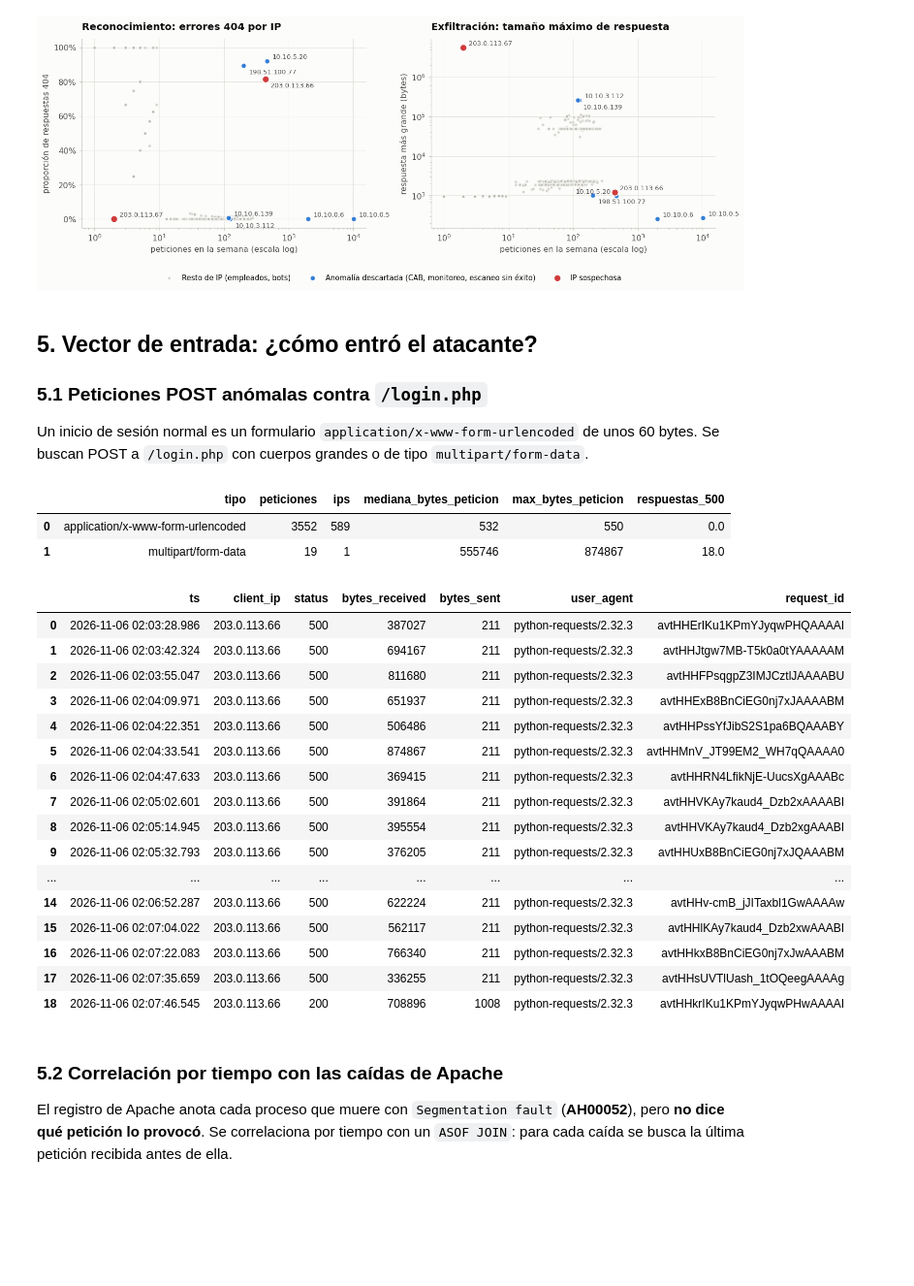
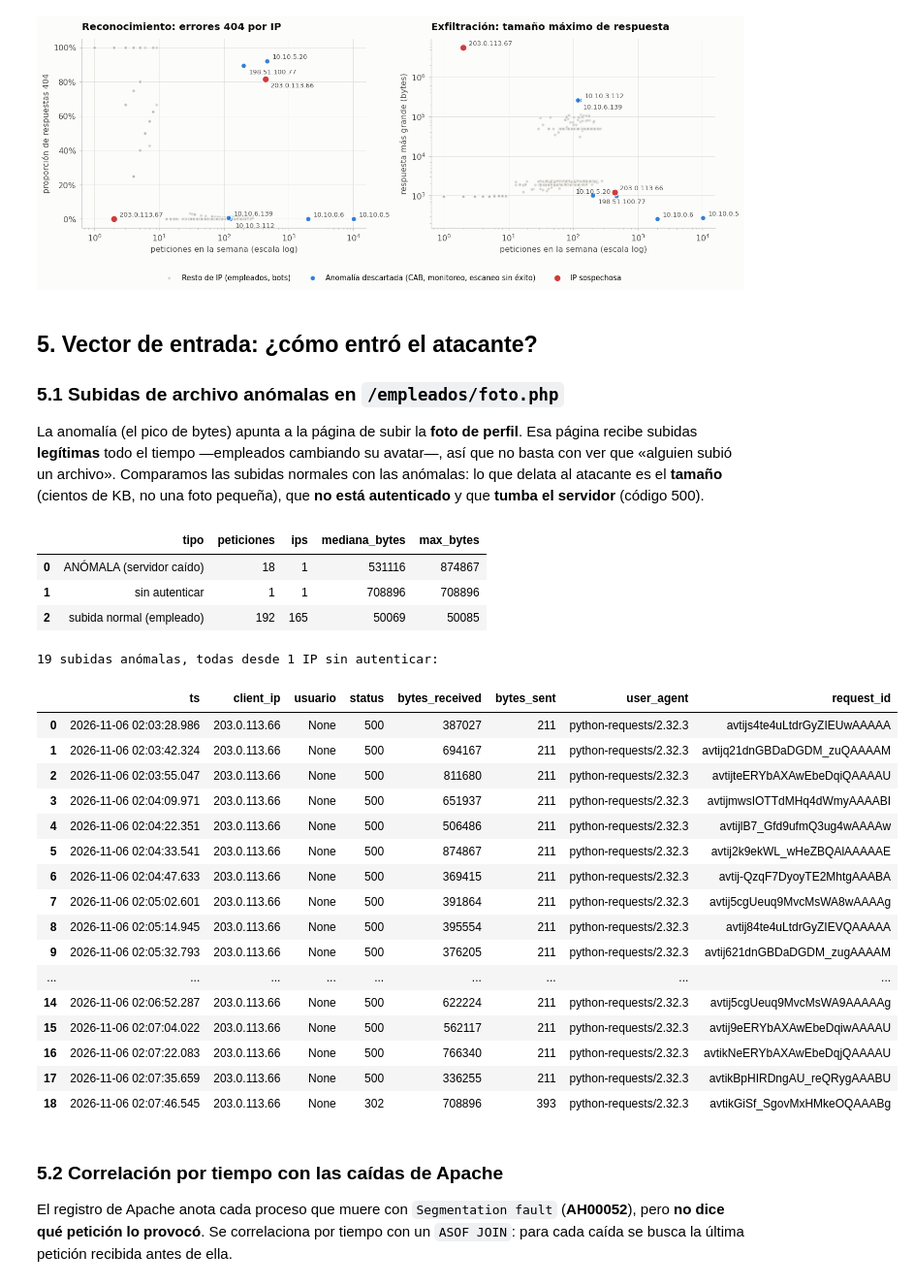
Before and after one commit to JohanYP/techcorp-forense-lab, a Jupyter notebook: analisis/notebooks/analisis_forense.ipynb, the cells around one changed output. Shown at 97% size. Drawn from its saved outputs; the diff is of its cells as text; code cells hidden in the pictures; blank space fills up the shorter version.

```diff
--- a/analisis/notebooks/analisis_forense.ipynb
+++ b/analisis/notebooks/analisis_forense.ipynb
@@ -600,45 +600,52 @@ guardar(fig, 'fig03_ips_anomalas')
 # %% [markdown]
 ## 5. Vector de entrada: ¿cómo entró el atacante?
 
-### 5.1 Peticiones POST anómalas contra `/login.php`
+### 5.1 Subidas de archivo anómalas en `/empleados/foto.php`
 
-Un inicio de sesión normal es un formulario `application/x-www-form-urlencoded` de unos 60 bytes. Se buscan POST a `/login.php` con cuerpos grandes o de tipo `multipart/form-data`.
+La anomalía (el pico de bytes) apunta a la página de subir la **foto de perfil**. Esa página recibe subidas **legítimas** todo el tiempo —empleados cambiando su avatar—, así que no basta con ver que «alguien subió un archivo». Comparamos las subidas normales con las anómalas: lo que delata al atacante es el **tamaño** (cientos de KB, no una foto pequeña), que **no está autenticado** y que **tumba el servidor** (código 500).
 # %%
-display(con.sql('''
-    SELECT CASE WHEN content_type LIKE 'multipart/%' THEN 'multipart/form-data' ELSE content_type END AS tipo,
+PAGINA_SUBIDA = '/empleados/foto.php'
+display(con.sql(f'''
+    SELECT CASE WHEN status = 500 THEN 'ANÓMALA (servidor caído)'
+                WHEN usuario IS NULL THEN 'sin autenticar'
+                ELSE 'subida normal (empleado)' END AS tipo,
            COUNT(*) AS peticiones, COUNT(DISTINCT client_ip) AS ips,
-           quantile_cont(bytes_received, 0.5)::INT AS mediana_bytes_peticion, MAX(bytes_received) AS max_bytes_peticion,
-           SUM((status = 500)::INT) AS respuestas_500
-    FROM web WHERE uri = '/login.php' AND method = 'POST' GROUP BY 1
+           quantile_cont(bytes_received, 0.5)::INT AS mediana_bytes, MAX(bytes_received) AS max_bytes
+    FROM web WHERE uri = '{PAGINA_SUBIDA}' AND method = 'POST' GROUP BY 1 ORDER BY max_bytes DESC
 ''').df())
 
-posts = con.sql('''
-    SELECT ts, client_ip, status, bytes_received, bytes_sent, user_agent, request_id
-    FROM web WHERE uri = '/login.php' AND method = 'POST' AND content_type LIKE 'multipart/%'
+# Las subidas sospechosas: a la página de la foto, enormes y/o que tumbaron el servidor
+posts = con.sql(f'''
+    SELECT ts, client_ip, usuario, status, bytes_received, bytes_sent, user_agent, request_id
+    FROM web
+    WHERE uri = '{PAGINA_SUBIDA}' AND method = 'POST' AND (status = 500 OR bytes_received > 100000)
     ORDER BY ts
 ''').df()
+print(f"{len(posts)} subidas anómalas, todas desde {posts['client_ip'].nunique()} IP sin autenticar:")
 display(posts)
 # %% [output]
-|  | tipo | peticiones | ips | mediana_bytes_peticion | max_bytes_peticion | respuestas_500 |
-| 0 | application/x-www-form-urlencoded | 3552 | 589 | 532 | 550 | 0.0 |
-| 1 | multipart/form-data | 19 | 1 | 555746 | 874867 | 18.0 |
+|  | tipo | peticiones | ips | mediana_bytes | max_bytes |
+| 0 | ANÓMALA (servidor caído) | 18 | 1 | 531116 | 874867 |
+| 1 | sin autenticar | 1 | 1 | 708896 | 708896 |
+| 2 | subida normal (empleado) | 192 | 165 | 50069 | 50085 |
+19 subidas anómalas, todas desde 1 IP sin autenticar:
-|  | ts | client_ip | status | bytes_received | bytes_sent | user_agent | request_id |
-| 0 | 2026-11-06 02:03:28.986 | 203.0.113.66 | 500 | 387027 | 211 | python-requests/2.32.3 | avtHHErIKu1KPmYJyqwPHQAAAAI |
-| 1 | 2026-11-06 02:03:42.324 | 203.0.113.66 | 500 | 694167 | 211 | python-requests/2.32.3 | avtHHJtgw7MB-T5k0a0tYAAAAAM |
-| 2 | 2026-11-06 02:03:55.047 | 203.0.113.66 | 500 | 811680 | 211 | python-requests/2.32.3 | avtHHFPsqgpZ3IMJCztlJAAAABU |
-| 3 | 2026-11-06 02:04:09.971 | 203.0.113.66 | 500 | 651937 | 211 | python-requests/2.32.3 | avtHHExB8BnCiEG0nj7xJAAAABM |
-| 4 | 2026-11-06 02:04:22.351 | 203.0.113.66 | 500 | 506486 | 211 | python-requests/2.32.3 | avtHHPssYfJibS2S1pa6BQAAABY |
-| 5 | 2026-11-06 02:04:33.541 | 203.0.113.66 | 500 | 874867 | 211 | python-requests/2.32.3 | avtHHMnV_JT99EM2_WH7qQAAAA0 |
-| 6 | 2026-11-06 02:04:47.633 | 203.0.113.66 | 500 | 369415 | 211 | python-requests/2.32.3 | avtHHRN4LfikNjE-UucsXgAAABc |
-| 7 | 2026-11-06 02:05:02.601 | 203.0.113.66 | 500 | 391864 | 211 | python-requests/2.32.3 | avtHHVKAy7kaud4_Dzb2xAAAABI |
-| 8 | 2026-11-06 02:05:14.945 | 203.0.113.66 | 500 | 395554 | 211 | python-requests/2.32.3 | avtHHVKAy7kaud4_Dzb2xgAAABI |
-| 9 | 2026-11-06 02:05:32.793 | 203.0.113.66 | 500 | 376205 | 211 | python-requests/2.32.3 | avtHHUxB8BnCiEG0nj7xJQAAABM |
-| ... | ... | ... | ... | ... | ... | ... | ... |
-| 14 | 2026-11-06 02:06:52.287 | 203.0.113.66 | 500 | 622224 | 211 | python-requests/2.32.3 | avtHHv-cmB_jJITaxbl1GwAAAAw |
-| 15 | 2026-11-06 02:07:04.022 | 203.0.113.66 | 500 | 562117 | 211 | python-requests/2.32.3 | avtHHlKAy7kaud4_Dzb2xwAAABI |
-| 16 | 2026-11-06 02:07:22.083 | 203.0.113.66 | 500 | 766340 | 211 | python-requests/2.32.3 | avtHHkxB8BnCiEG0nj7xJwAAABM |
-| 17 | 2026-11-06 02:07:35.659 | 203.0.113.66 | 500 | 336255 | 211 | python-requests/2.32.3 | avtHHsUVTlUash_1tOQeegAAAAg |
-| 18 | 2026-11-06 02:07:46.545 | 203.0.113.66 | 200 | 708896 | 1008 | python-requests/2.32.3 | avtHHkrIKu1KPmYJyqwPHwAAAAI |
+|  | ts | client_ip | usuario | status | bytes_received | bytes_sent | user_agent | request_id |
+| 0 | 2026-11-06 02:03:28.986 | 203.0.113.66 | None | 500 | 387027 | 211 | python-requests/2.32.3 | avtijs4te4uLtdrGyZIEUwAAAAA |
+| 1 | 2026-11-06 02:03:42.324 | 203.0.113.66 | None | 500 | 694167 | 211 | python-requests/2.32.3 | avtijq21dnGBDaDGDM_zuQAAAAM |
+| 2 | 2026-11-06 02:03:55.047 | 203.0.113.66 | None | 500 | 811680 | 211 | python-requests/2.32.3 | avtijteERYbAXAwEbeDqiQAAAAU |
+| 3 | 2026-11-06 02:04:09.971 | 203.0.113.66 | None | 500 | 651937 | 211 | python-requests/2.32.3 | avtijmwsIOTTdMHq4dWmyAAAABI |
+| 4 | 2026-11-06 02:04:22.351 | 203.0.113.66 | None | 500 | 506486 | 211 | python-requests/2.32.3 | avtijlB7_Gfd9ufmQ3ug4wAAAAw |
+| 5 | 2026-11-06 02:04:33.541 | 203.0.113.66 | None | 500 | 874867 | 211 | python-requests/2.32.3 | avtij2k9ekWL_wHeZBQAlAAAAAE |
+| 6 | 2026-11-06 02:04:47.633 | 203.0.113.66 | None | 500 | 369415 | 211 | python-requests/2.32.3 | avtij-QzqF7DyoyTE2MhtgAAABA |
+| 7 | 2026-11-06 02:05:02.601 | 203.0.113.66 | None | 500 | 391864 | 211 | python-requests/2.32.3 | avtij5cgUeuq9MvcMsWA8wAAAAg |
+| 8 | 2026-11-06 02:05:14.945 | 203.0.113.66 | None | 500 | 395554 | 211 | python-requests/2.32.3 | avtij84te4uLtdrGyZIEVQAAAAA |
+| 9 | 2026-11-06 02:05:32.793 | 203.0.113.66 | None | 500 | 376205 | 211 | python-requests/2.32.3 | avtij621dnGBDaDGDM_zugAAAAM |
+| ... | ... | ... | ... | ... | ... | ... | ... | ... |
+| 14 | 2026-11-06 02:06:52.287 | 203.0.113.66 | None | 500 | 622224 | 211 | python-requests/2.32.3 | avtij5cgUeuq9MvcMsWA9AAAAAg |
+| 15 | 2026-11-06 02:07:04.022 | 203.0.113.66 | None | 500 | 562117 | 211 | python-requests/2.32.3 | avtij9eERYbAXAwEbeDqiwAAAAU |
+| 16 | 2026-11-06 02:07:22.083 | 203.0.113.66 | None | 500 | 766340 | 211 | python-requests/2.32.3 | avtikNeERYbAXAwEbeDqjQAAAAU |
+| 17 | 2026-11-06 02:07:35.659 | 203.0.113.66 | None | 500 | 336255 | 211 | python-requests/2.32.3 | avtikBpHIRDngAU_reQRygAAABU |
+| 18 | 2026-11-06 02:07:46.545 | 203.0.113.66 | None | 302 | 708896 | 393 | python-requests/2.32.3 | avtikGiSf_SgovMxHMkeOQAAABg |
 # %% [markdown]
 ### 5.2 Correlación por tiempo con las caídas de Apache
 
```
Also changed, not shown: parts of 19 cells of this notebook, 10 other files.
